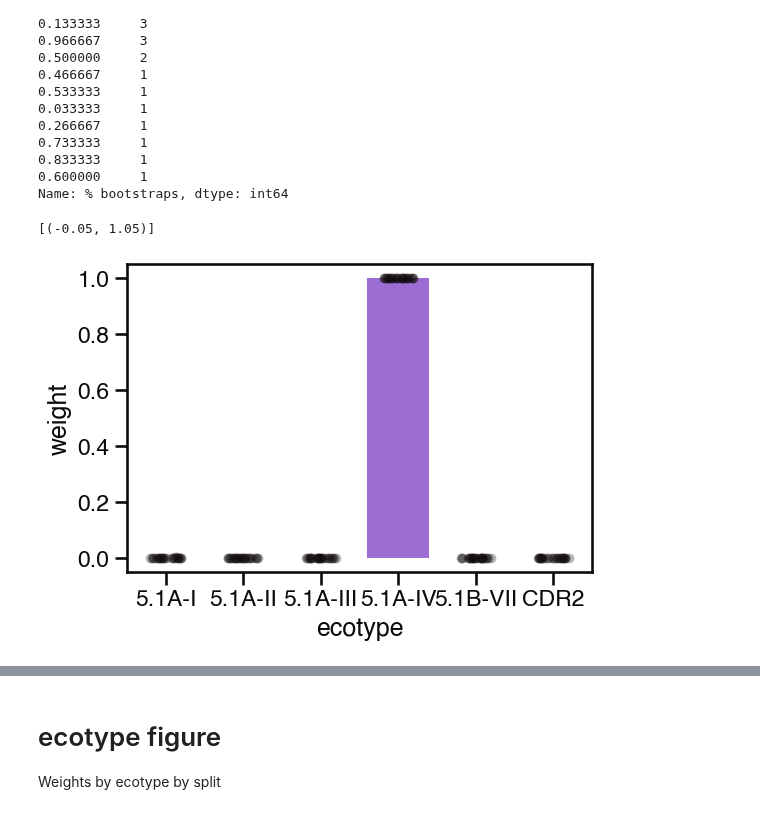
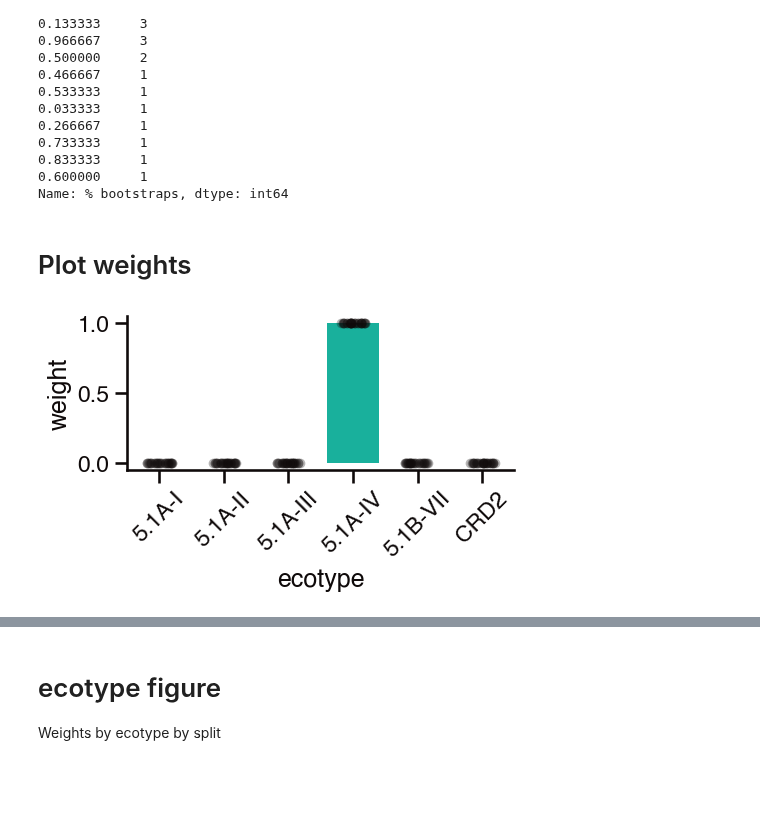
Before and after one commit to blasks/barnacle-manuscript, a Jupyter notebook: figures/5-models/component-profiles.ipynb, the cells around one changed output, grey strips where cells are left out. Cells and saved outputs as stored; diff of their text form; code cells hidden in the pictures; blank space fills up the shorter version.

Commit message:
working towards getting figure together

```diff
--- a/figures/5-models/component-profiles.ipynb
+++ b/figures/5-models/component-profiles.ipynb
@@ -47,8 +47,8 @@ sns.set_style('ticks', style)
 
 plt.rcParams['legend.frameon'] = False
 plt.rcParams['axes.spines.left'] = True
-plt.rcParams['axes.spines.right'] = True
-plt.rcParams['axes.spines.top'] = True
+plt.rcParams['axes.spines.right'] = False
+plt.rcParams['axes.spines.top'] = False
 plt.rcParams['axes.spines.bottom'] = True
 plt.rcParams['axes.facecolor'] = 'none'
 plt.rcParams['figure.facecolor'] = 'none'
@@ -222,7 +321,7 @@ gene_df['% bootstraps'] = gene_df['cycog'].map(counts) / (len(bootstraps) * len(
 gene_df['annotation'] = gene_df['cycog'].map(annotation_dict)
 
 # arrange taxon data
-labels = tensor_ds.clade.data
+labels = [l if l != 'CDR2' else 'CRD2' for l in tensor_ds.clade.data]    # fix CRD2
 data = []
 for boot in bootstraps:
     for rep in replicates:
@@ -248,6 +347,7 @@ for boot in bootstraps:
             **dict(zip(labels, weights))
         })
 sample_df = pd.DataFrame(data).melt(id_vars=['bootstrap', 'replicate'], var_name='samplename', value_name='weight')
+sample_df = pd.merge(left=sample_df, right=metadata_sample_df, on='samplename', how='left')
 
 gene_df.groupby('cycog')['% bootstraps'].mean().value_counts()
 # %% [output]
@@ -266,38 +366,35 @@ gene_df.groupby('cycog')['% bootstraps'].mean().value_counts()
 0.833333     1
 0.600000     1
 Name: % bootstraps, dtype: int64
+# %% [markdown]
+# Plot weights
 # %%
 # ecotype figure
 
-fig, axis = plt.subplots(figsize=(6, 4))
+fig, axis = plt.subplots(figsize=(5, 2))
 
 sns.stripplot(
     data=taxon_df,
     x='ecotype',
     y='weight',
     color=line_color,
     alpha=.3,
     size=7,
     jitter=.2,
     ax=axis
 )
 sns.barplot(
     data=taxon_df,
     x='ecotype',
     y='weight',
-    color=sns.color_palette()[0],
+    color=sns.color_palette()[2],
     errorbar=None,
-#     errorbar='sd',
-#     edgecolor=line_color,
-#     linewidth=3,
-#     capsize=0.4,
-#     facecolor=(0, 0, 0, 0),
     ax=axis
 )
 axis.set(ylim=[-0.05, 1.05])
+axis.tick_params(axis='x', labelrotation=45)
 # %% [output]
-[(-0.05, 1.05)]
-[figure, old version]
+[figure, new version]
 # %%
 # gene figure
 
```
Also changed, not shown: parts of 20 cells of this notebook.
